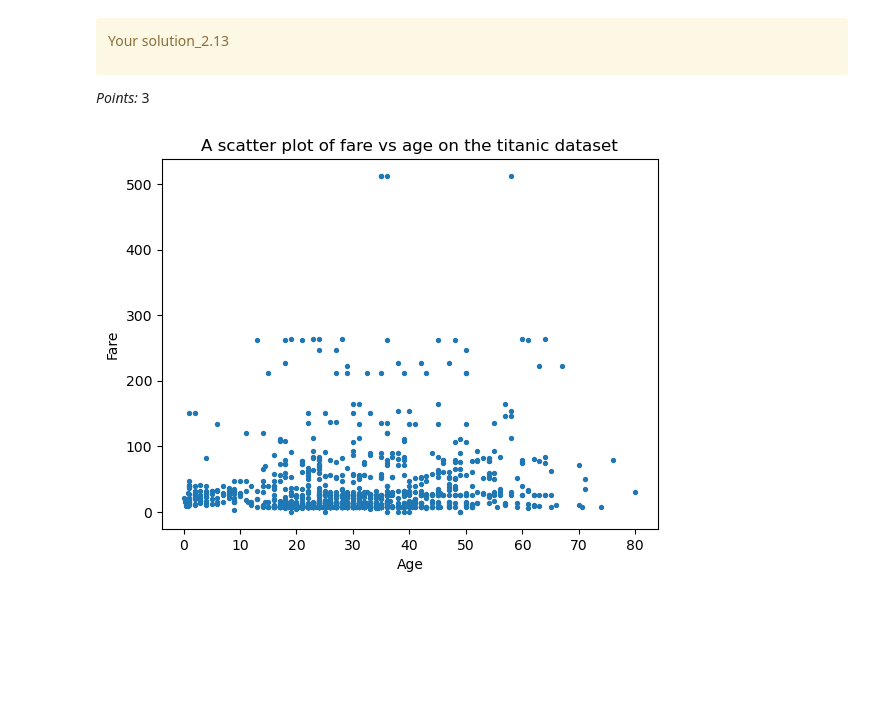
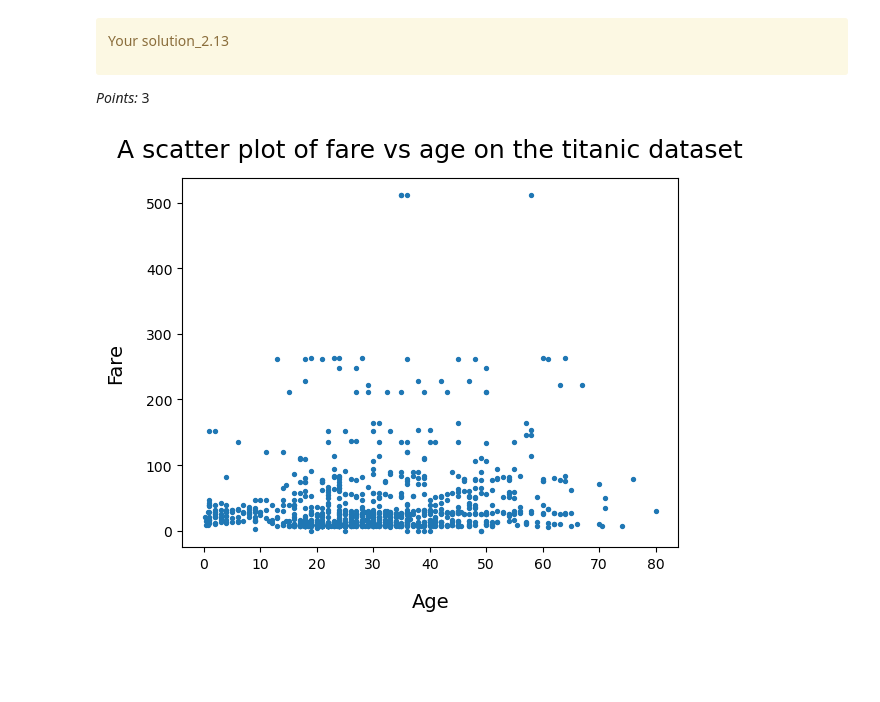
Before and after one commit to Zijing-Liu/cpsc330-2023W1, a Jupyter notebook: hw/hw1/hw1.ipynb, the cells around one changed output. Cells and saved outputs as stored; diff of their text form; code cells hidden in the pictures; blank space fills up the shorter version.

```diff
--- a/hw/hw1/hw1.ipynb
+++ b/hw/hw1/hw1.ipynb
@@ -505,13 +517,13 @@ Your solution_2.13
 _Points:_ 3
 # %%
 ...
-titanic_df.plot.scatter(x='age', y='fare', s= 8)
-plt.title('A scatter plot of fare vs age on the titanic dataset')
-plt.xlabel('Age')
-plt.ylabel('Fare')
+titanic_df.plot.scatter(x='age', y='fare', s=8)
+plt.title('A scatter plot of fare vs age on the titanic dataset', fontsize = 18, pad = 15)
+plt.xlabel('Age', fontsize=14, labelpad=15)
+plt.ylabel('Fare', fontsize=14, labelpad=15)
 plt.show()
 # %% [output]
-[figure, old version]
+[figure, new version]
 # %% [markdown]
 <!-- END QUESTION -->
 
```
Also changed, not shown: parts of 8 cells of this notebook, 7 other files.
